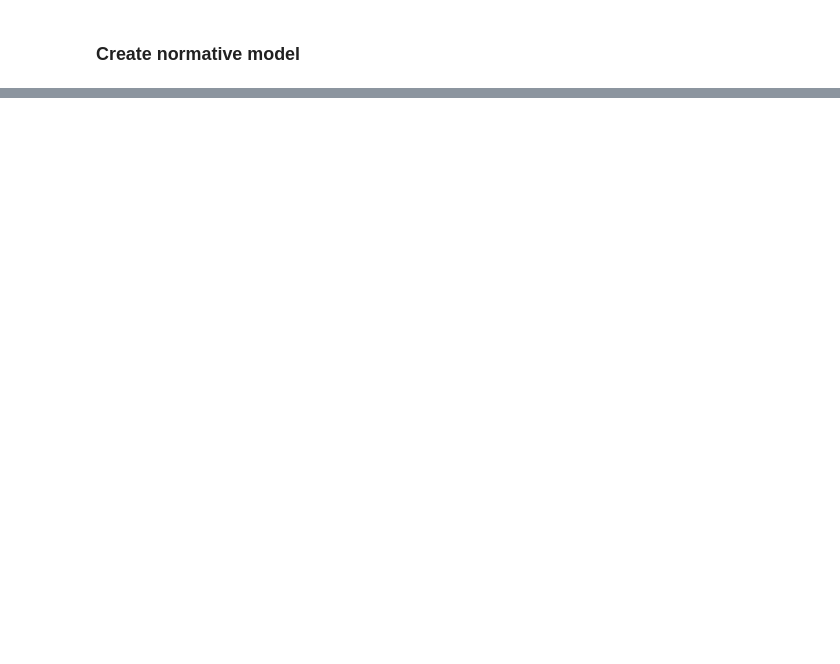
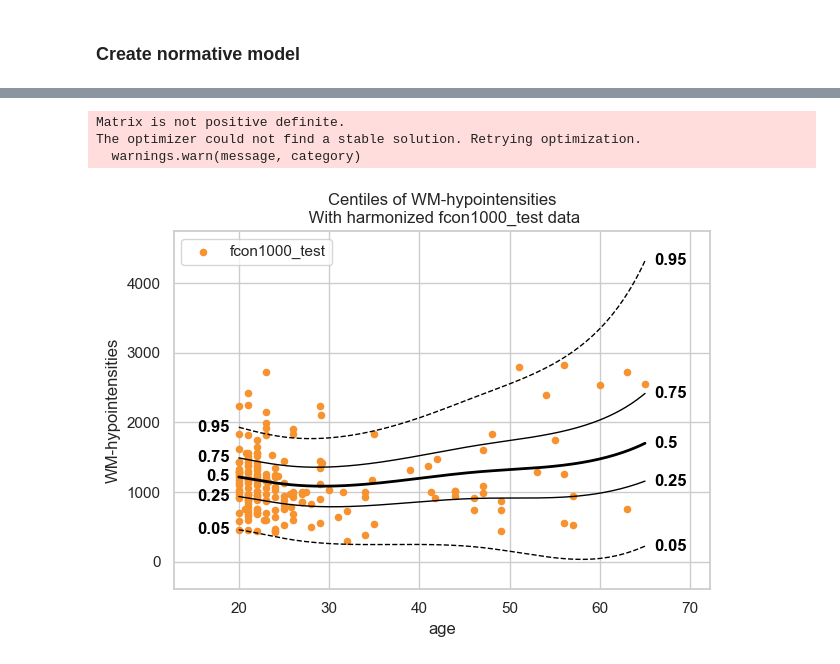
Before and after one commit to predictive-clinical-neuroscience/PCNtoolkit, a Jupyter notebook: examples/06_transfer_extend.ipynb, the cells around one changed output, grey strips where cells are left out. Saved outputs shown, nothing was run; the diff lists cells and outputs as text; code cells hidden in the pictures; blank space fills up the shorter version.

```diff
--- a/examples/06_transfer_extend.ipynb
+++ b/examples/06_transfer_extend.ipynb
@@ -241,0 +232,28 @@ Here we see that the transfered model is also much better than the 'small model'
+# %%
+# Split the full dataset (all 23 sites) into train and test
+all_train, all_test = norm_data.train_test_split()
+
+pooled_model = NormativeModel(
+    template_regression_model=template_blr,
+    savemodel=False,
+    evaluate_model=False,
+    saveresults=False,
+    saveplots=False,
+    inscaler="standardize",
+    outscaler="standardize",
+)
+
+pooled_model.fit_predict(all_train, all_test);
+
+plot_centiles_advanced(
+    pooled_model,
+    scatter_data=all_test,
+    batch_effects="all",
+    show_legend=False,
+    covariate_ranges = {"age": (20, 65)} # for comparison reasons: force the x-axis to be the same as the transfer plot
+);
+# %% [output]
+Matrix is not positive definite.
+The optimizer could not find a stable solution. Retrying optimization.
+  warnings.warn(message, category)
+[figure, added]
```
Also changed, not shown: parts of 26 cells of this notebook.
